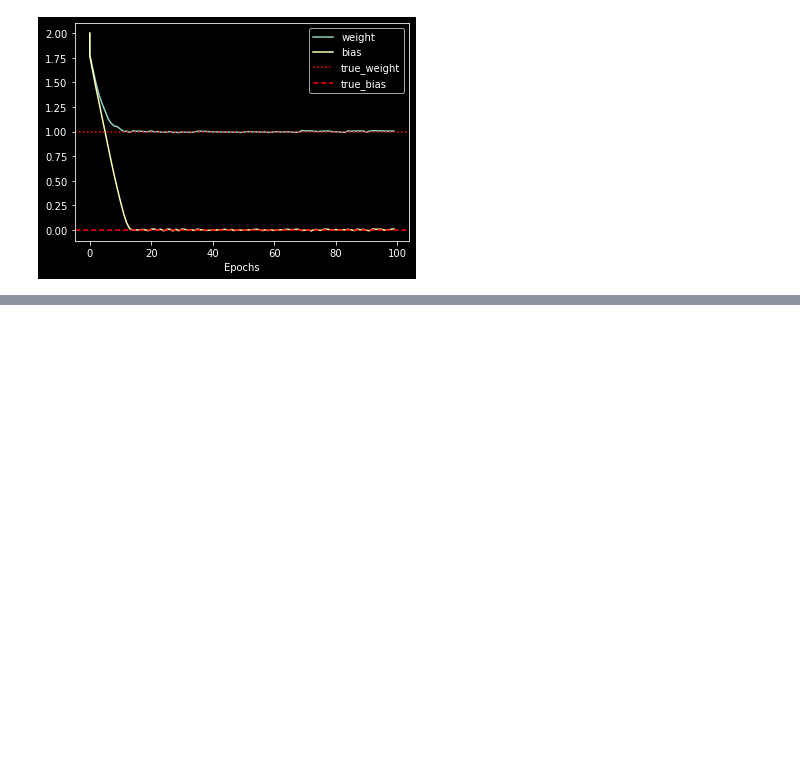
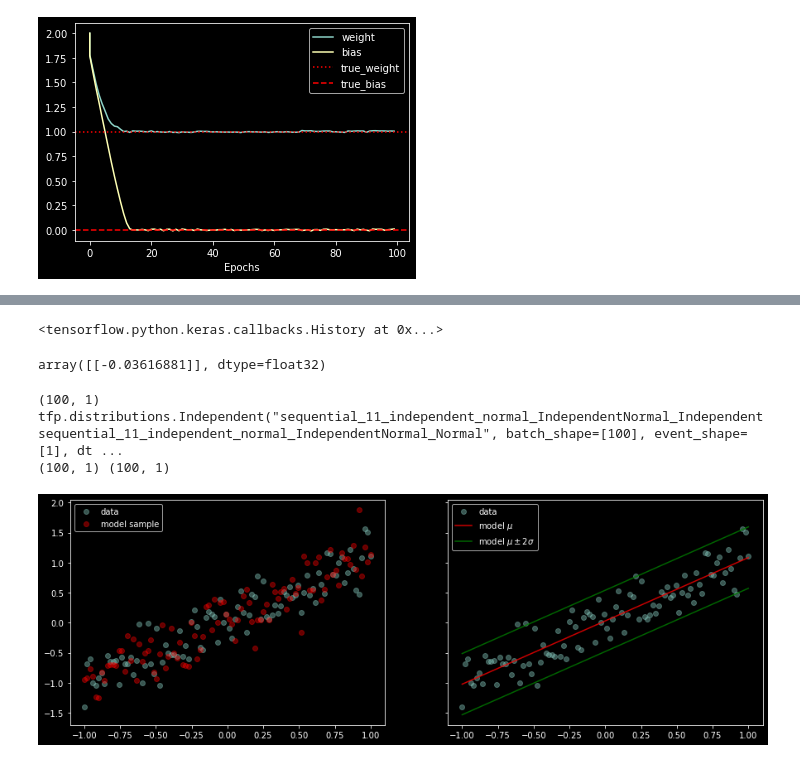
Before and after one commit to hjlgood/tensorflow_probability, a Jupyter notebook: blog/05_distributionlambda_layer.ipynb, the cells around one changed output, grey strips where cells are left out. Saved outputs shown, nothing was run; the diff lists cells and outputs as text; code cells hidden in the pictures; blank space fills up the shorter version.

```diff
--- a/blog/05_distributionlambda_layer.ipynb
+++ b/blog/05_distributionlambda_layer.ipynb
@@ -144,0 +242,52 @@ plt.show()
+# %%
+# Train the model
+
+def nll(y_true, y_pred):
+    return -y_pred.log_prob(y_true)
+
+model.compile(loss=nll, optimizer=RMSprop(learning_rate=0.005))
+model.fit(x_train, y_train, epochs=200, verbose=False)
+# %% [output]
+<tensorflow.python.keras.callbacks.History at 0x...>
+# %%
+# Predict the output of single input x.
+
+x = np.array([[0]])
+model.predict(x)
+# %% [output]
+array([[-0.03616881]], dtype=float32)
+# %%
+# Sample more points from the model.
+
+# Keep in mind our model's output is IndependentNormal layer. As we feed in x_train, we get IndependentNormal distribution of event_shape = 1.
+y_model = model(x_train)
+print(x_train.shape, y_model)
+# Draw Samples from our Normal Distribution.
+y_sample = y_model.sample()
+
+
+# Plot original data and samples
+fig, (ax1, ax2) = plt.subplots(1, 2, figsize=(15, 5), sharey=True)
+ax1.scatter(x_train, y_train, alpha=0.4, label='data')
+ax1.scatter(x_train, y_sample, alpha=0.4, color='red', label='model sample')
+ax1.legend()
+
+
+# Plot mean and two lines for +2std -2std.
+y_hat = y_model.mean() # (100, 1) means
+y_sd = y_model.stddev() # (100, 1) std
+y_hat_m2sd = y_hat - 2 * y_sd
+y_hat_p2sd = y_hat + 2 * y_sd
+print(y_hat.shape, y_sd.shape)
+
+
+ax2.scatter(x_train, y_train, alpha=0.4, label='data')
+ax2.plot(x_train, y_hat, color='red', alpha=0.8, label='model $\mu$')
+ax2.plot(x_train, y_hat_m2sd, color='green', alpha=0.8, label='model $\mu \pm 2 \sigma$')
+ax2.plot(x_train, y_hat_p2sd, color='green', alpha=0.8)
+ax2.legend()
+plt.show()
+# %% [output]
+(100, 1) tfp.distributions.Independent("sequential_11_independent_normal_IndependentNormal_Independentsequential_11_independent_normal_IndependentNormal_Normal", batch_shape=[100], event_shape=[1], dt ...
+(100, 1) (100, 1)
+[figure, added]
```
Also changed, not shown: parts of 13 cells of this notebook.
